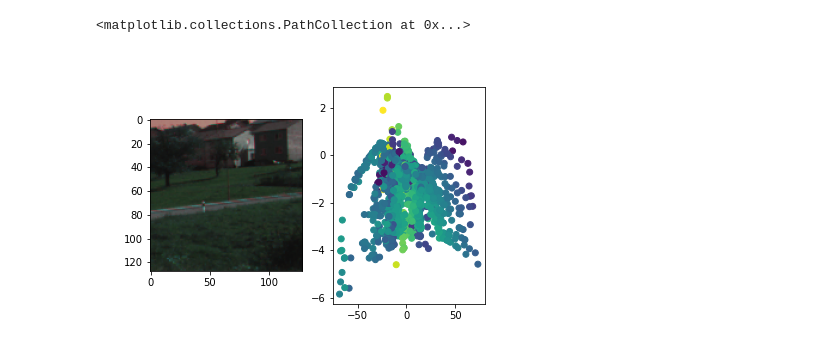
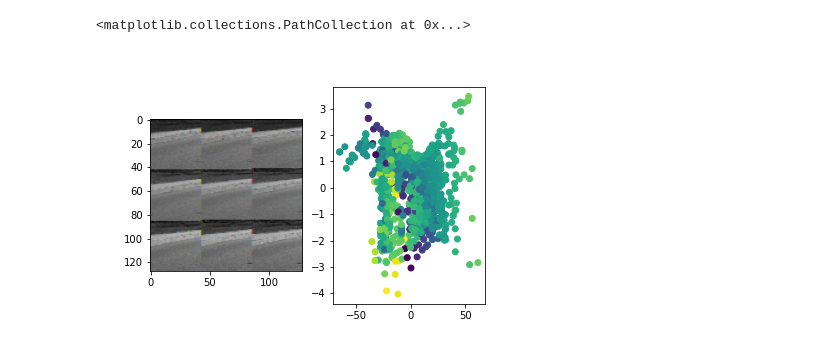
Before and after one commit to peacefulotter/ML4Science-KITTY-LCD, a Jupyter notebook: Untitled.ipynb, the cells around one changed output. Drawn from its saved outputs; the diff is of its cells as text; code cells hidden in the pictures.

Commit message:
Added kitty folder with a proper dataset and calib loader. Worked on pc projection to image

```diff
--- a/Untitled.ipynb
+++ b/Untitled.ipynb
@@ -19,4 +20,4 @@ from PIL import Image
 num_pc = 2048
 w = 128
 h = 128
-dataset = kitti_pc_img_dataset(root_path="./", mode='train', num_pc=num_pc, img_width=w, img_height=h)
+dataset = KittyDataset(root="./", mode='train', num_pc=num_pc, img_width=w, img_height=h)
@@ -39,8 +24,5 @@ load data complete
 # %%
-idx = 0
-data = dataset[idx]
-img, pc = data['img'], data['pc'],
-sn = data['sn']
-img_mask, pc_mask = data['img_mask'], data['pc_mask']
-img.shape, pc.shape, sn.shape, pc_mask.shape
+idx = 2
+img, pc = dataset[idx]
+img.shape, pc.shape
 # %% [output]
@@ -62,9 +31,9 @@ tensor([[0.2934, 0.0579, 0.3958],
 # %%
 from matplotlib import cm
 
 fig, (ax1, ax2) = plt.subplots(1, 2)
-ax1.imshow(img) #, interpolation='nearest'
+ax1.imshow(img.reshape((w, h, 3))) #, interpolation='nearest'
 ax2.scatter(pc[0], pc[1], c=pc[2]) # cmap=cm.coolwarm
 # %% [output]
 <matplotlib.collections.PathCollection at 0x...>
-[figure, old version]
+[figure, new version]
```
Also changed, not shown: parts of 5 cells of this notebook, 4 other files.
